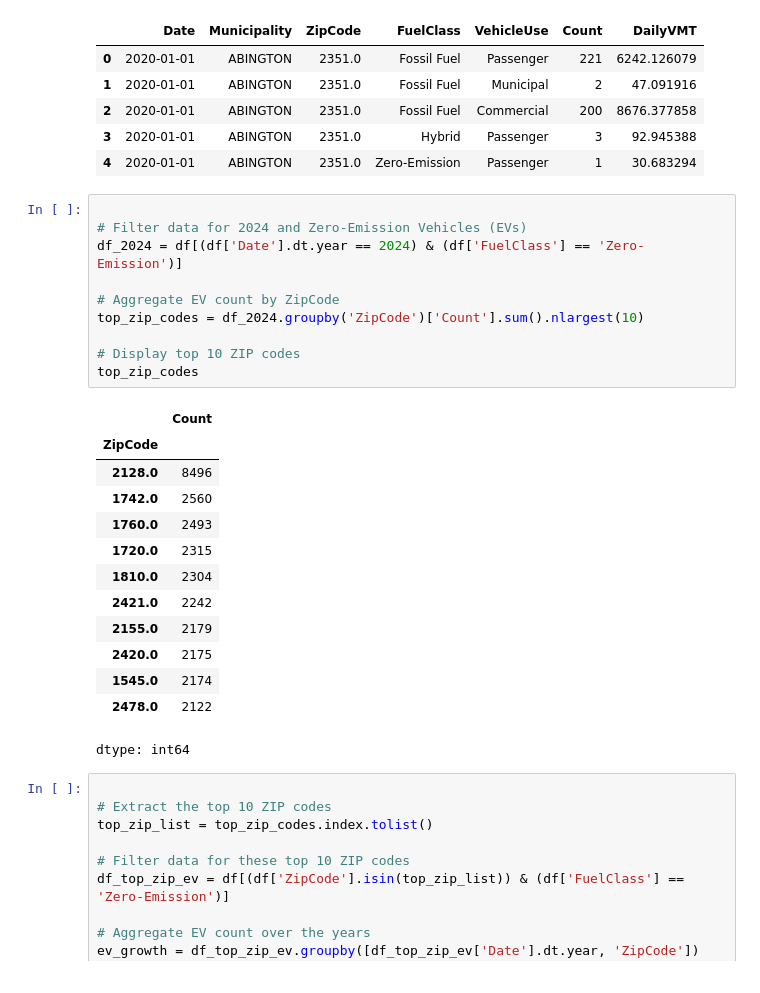
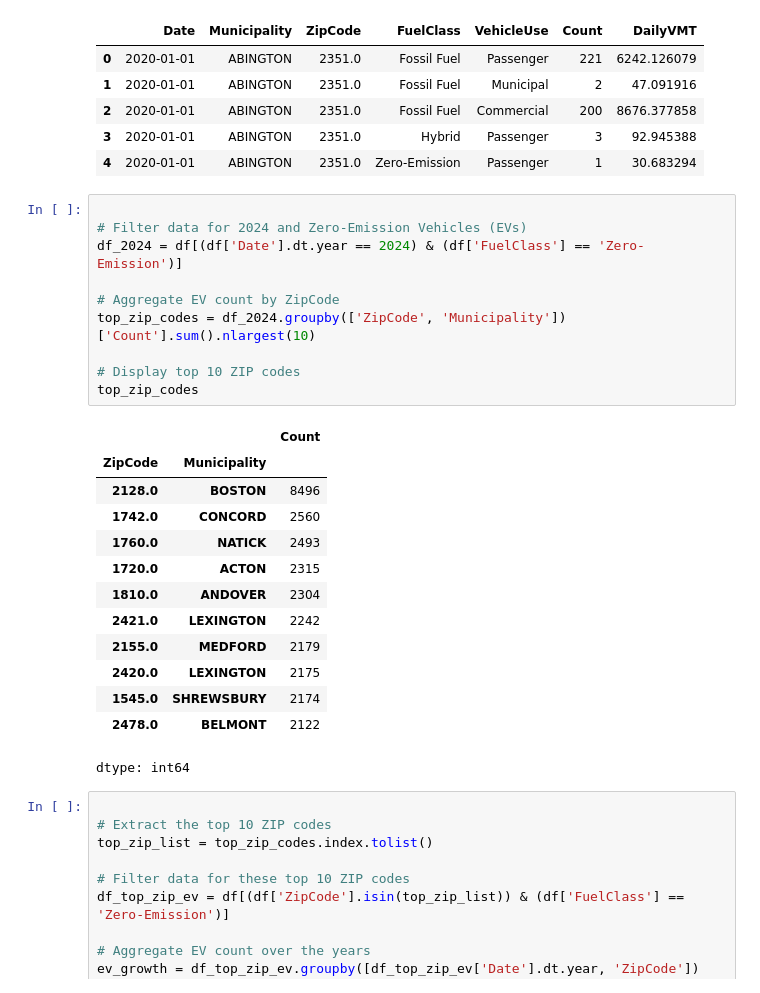
Before and after one commit to epic-coder97/EV---Adoption---MA, a Jupyter notebook: EV_Adoption_Analysis.ipynb, the cells around one changed output. Cells and saved outputs as stored; diff of their text form.

```diff
--- a/EV_Adoption_Analysis.ipynb
+++ b/EV_Adoption_Analysis.ipynb
@@ -39,26 +39,26 @@ df.head()
 # %%
 
 # Filter data for 2024 and Zero-Emission Vehicles (EVs)
 df_2024 = df[(df['Date'].dt.year == 2024) & (df['FuelClass'] == 'Zero-Emission')]
 
 # Aggregate EV count by ZipCode
-top_zip_codes = df_2024.groupby('ZipCode')['Count'].sum().nlargest(10)
+top_zip_codes = df_2024.groupby(['ZipCode', 'Municipality'])['Count'].sum().nlargest(10)
 
 # Display top 10 ZIP codes
 top_zip_codes
 # %% [output]
-|  | Count |
-| ZipCode |  |
-| 2128.0 | 8496 |
-| 1742.0 | 2560 |
-| 1760.0 | 2493 |
-| 1720.0 | 2315 |
-| 1810.0 | 2304 |
-| 2421.0 | 2242 |
-| 2155.0 | 2179 |
-| 2420.0 | 2175 |
-| 1545.0 | 2174 |
-| 2478.0 | 2122 |
+|  |  | Count |
+| ZipCode | Municipality |  |
+| 2128.0 | BOSTON | 8496 |
+| 1742.0 | CONCORD | 2560 |
+| 1760.0 | NATICK | 2493 |
+| 1720.0 | ACTON | 2315 |
+| 1810.0 | ANDOVER | 2304 |
+| 2421.0 | LEXINGTON | 2242 |
+| 2155.0 | MEDFORD | 2179 |
+| 2420.0 | LEXINGTON | 2175 |
+| 1545.0 | SHREWSBURY | 2174 |
+| 2478.0 | BELMONT | 2122 |
 dtype: int64
 # %%
 
```
